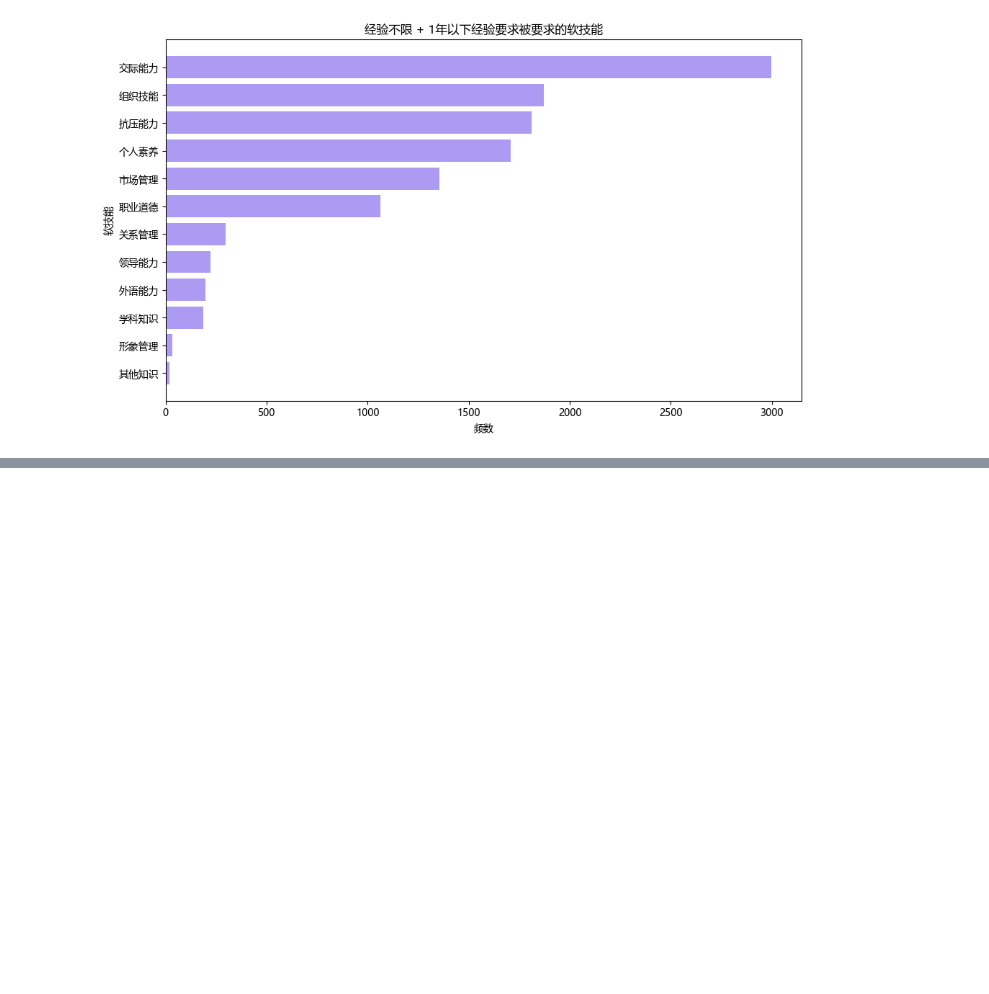
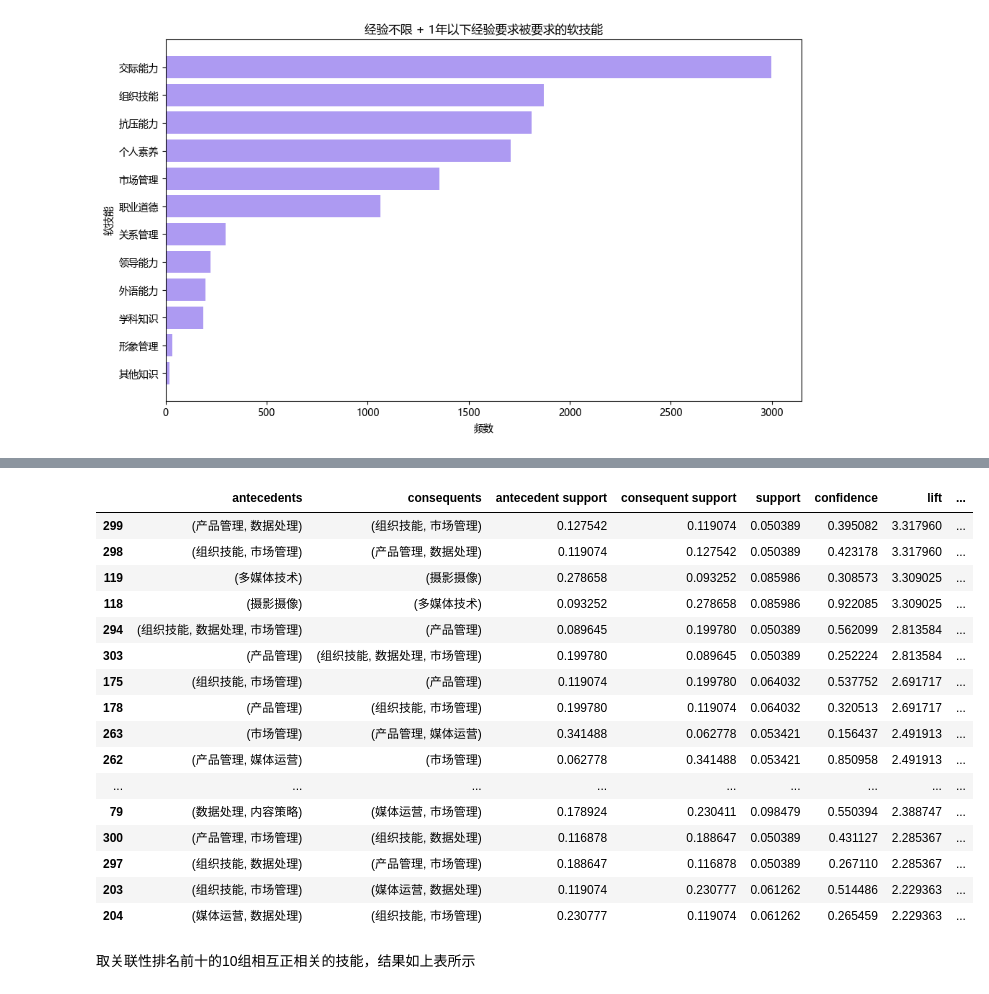
Before and after one commit to sakaaanaYu/JobDataMining, a Jupyter notebook: code/skill_analysis.ipynb, the cells around one changed output, grey strips where cells are left out. Drawn from its saved outputs; the diff is of its cells as text; code cells hidden in the pictures; blank space fills up the shorter version.

```diff
--- a/code/skill_analysis.ipynb
+++ b/code/skill_analysis.ipynb
@@ -652,0 +742,8 @@ plt.savefig(output_path, dpi = 300, bbox_inches='tight')
+# %%
+skills_all = []
+
+for id, skills in id_to_skills.items():
+    flattened_skills = skills[0] + skills[1]
+    skills_all.append(flattened_skills)
+
+print(skills_all[:10])
@@ -652,0 +752,6 @@ plt.savefig(output_path, dpi = 300, bbox_inches='tight')
+# %%
+te = TransactionEncoder()
+df_tf = te.fit_transform(skills_all)
+df_skills_bool = pd.DataFrame(df_tf, columns = te.columns_)
+
+df_skills_bool.head()
@@ -652,0 +766,32 @@ plt.savefig(output_path, dpi = 300, bbox_inches='tight')
+# %%
+# 计算频繁项集
+frequent_itemsets = apriori(df_skills_bool, min_support = 0.05, use_colnames = True)
+frequent_itemsets.sort_values(by = 'support', ascending = False, inplace = True)
+# %%
+# 计算关联规则
+# 提升度大于1.2，输出前十个符合规则的组合
+association_rule = association_rules(frequent_itemsets, metric = 'lift', min_threshold = 1.2, num_itemsets = 10)
+
+# 根据提升度排序
+association_rule.sort_values(by='lift',ascending=False,inplace=True)
+association_rule.head(20)
+# %% [output]
+|  | antecedents | consequents | antecedent support | consequent support | support | confidence | lift | ... |
+| 299 | (产品管理, 数据处理) | (组织技能, 市场管理) | 0.127542 | 0.119074 | 0.050389 | 0.395082 | 3.317960 | ... |
+| 298 | (组织技能, 市场管理) | (产品管理, 数据处理) | 0.119074 | 0.127542 | 0.050389 | 0.423178 | 3.317960 | ... |
+| 119 | (多媒体技术) | (摄影摄像) | 0.278658 | 0.093252 | 0.085986 | 0.308573 | 3.309025 | ... |
+| 118 | (摄影摄像) | (多媒体技术) | 0.093252 | 0.278658 | 0.085986 | 0.922085 | 3.309025 | ... |
+| 294 | (组织技能, 数据处理, 市场管理) | (产品管理) | 0.089645 | 0.199780 | 0.050389 | 0.562099 | 2.813584 | ... |
+| 303 | (产品管理) | (组织技能, 数据处理, 市场管理) | 0.199780 | 0.089645 | 0.050389 | 0.252224 | 2.813584 | ... |
+| 175 | (组织技能, 市场管理) | (产品管理) | 0.119074 | 0.199780 | 0.064032 | 0.537752 | 2.691717 | ... |
+| 178 | (产品管理) | (组织技能, 市场管理) | 0.199780 | 0.119074 | 0.064032 | 0.320513 | 2.691717 | ... |
+| 263 | (市场管理) | (产品管理, 媒体运营) | 0.341488 | 0.062778 | 0.053421 | 0.156437 | 2.491913 | ... |
+| 262 | (产品管理, 媒体运营) | (市场管理) | 0.062778 | 0.341488 | 0.053421 | 0.850958 | 2.491913 | ... |
+| ... | ... | ... | ... | ... | ... | ... | ... | ... |
+| 79 | (数据处理, 内容策略) | (媒体运营, 市场管理) | 0.178924 | 0.230411 | 0.098479 | 0.550394 | 2.388747 | ... |
+| 300 | (产品管理, 市场管理) | (组织技能, 数据处理) | 0.116878 | 0.188647 | 0.050389 | 0.431127 | 2.285367 | ... |
+| 297 | (组织技能, 数据处理) | (产品管理, 市场管理) | 0.188647 | 0.116878 | 0.050389 | 0.267110 | 2.285367 | ... |
+| 203 | (组织技能, 市场管理) | (媒体运营, 数据处理) | 0.119074 | 0.230777 | 0.061262 | 0.514486 | 2.229363 | ... |
+| 204 | (媒体运营, 数据处理) | (组织技能, 市场管理) | 0.230777 | 0.119074 | 0.061262 | 0.265459 | 2.229363 | ... |
+# %% [markdown]
+取关联性排名前十的10组相互正相关的技能，结果如上表所示
```
Also changed, not shown: parts of 12 cells of this notebook.
